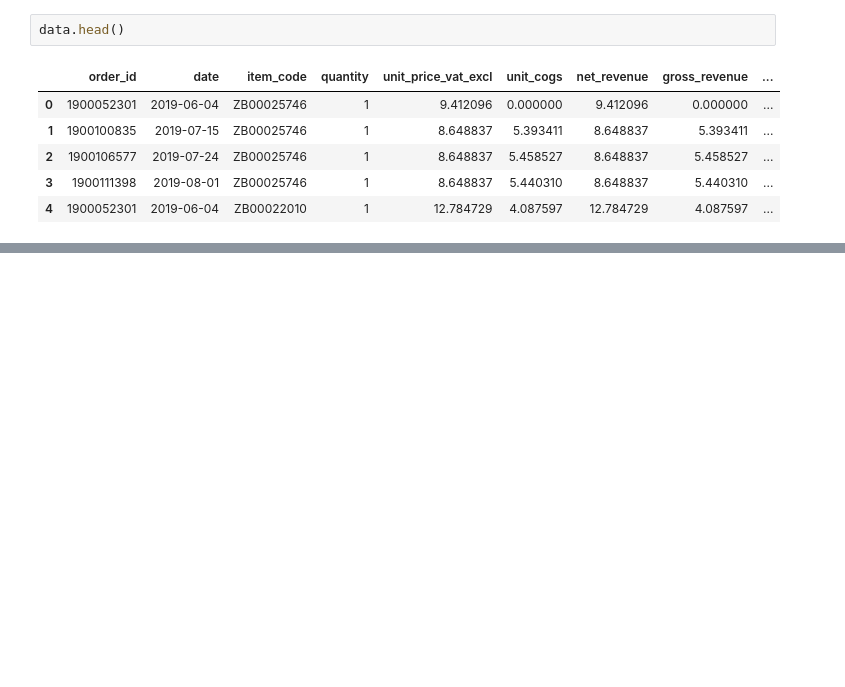
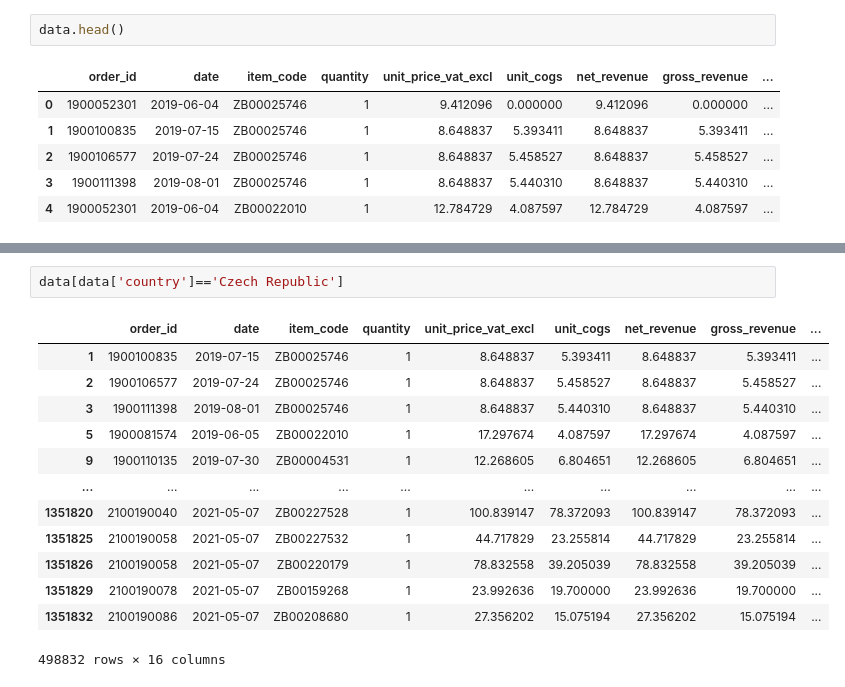
Before and after one commit to ZabihBuda/Lighthouse-labs-Final-Project, a Jupyter notebook: Final-Project-EDA.ipynb, the cells around one changed output, grey strips where cells are left out. Saved outputs shown, nothing was run; the diff lists cells and outputs as text; blank space fills up the shorter version.

```diff
--- a/Final-Project-EDA.ipynb
+++ b/Final-Project-EDA.ipynb
@@ -363,0 +463,16 @@ data.groupby(by=['order_id']).sum()
+# %%
+data[data['country']=='Czech Republic']
+# %% [output]
+|  | order_id | date | item_code | quantity | unit_price_vat_excl | unit_cogs | net_revenue | gross_revenue | ... |
+| 1 | 1900100835 | 2019-07-15 | ZB00025746 | 1 | 8.648837 | 5.393411 | 8.648837 | 5.393411 | ... |
+| 2 | 1900106577 | 2019-07-24 | ZB00025746 | 1 | 8.648837 | 5.458527 | 8.648837 | 5.458527 | ... |
+| 3 | 1900111398 | 2019-08-01 | ZB00025746 | 1 | 8.648837 | 5.440310 | 8.648837 | 5.440310 | ... |
+| 5 | 1900081574 | 2019-06-05 | ZB00022010 | 1 | 17.297674 | 4.087597 | 17.297674 | 4.087597 | ... |
+| 9 | 1900110135 | 2019-07-30 | ZB00004531 | 1 | 12.268605 | 6.804651 | 12.268605 | 6.804651 | ... |
+| ... | ... | ... | ... | ... | ... | ... | ... | ... | ... |
+| 1351820 | 2100190040 | 2021-05-07 | ZB00227528 | 1 | 100.839147 | 78.372093 | 100.839147 | 78.372093 | ... |
+| 1351825 | 2100190058 | 2021-05-07 | ZB00227532 | 1 | 44.717829 | 23.255814 | 44.717829 | 23.255814 | ... |
+| 1351826 | 2100190058 | 2021-05-07 | ZB00220179 | 1 | 78.832558 | 39.205039 | 78.832558 | 39.205039 | ... |
+| 1351829 | 2100190078 | 2021-05-07 | ZB00159268 | 1 | 23.992636 | 19.700000 | 23.992636 | 19.700000 | ... |
+| 1351832 | 2100190086 | 2021-05-07 | ZB00208680 | 1 | 27.356202 | 15.075194 | 27.356202 | 15.075194 | ... |
+498832 rows × 16 columns
```
Also changed, not shown: parts of 16 cells of this notebook, 1 other file.
